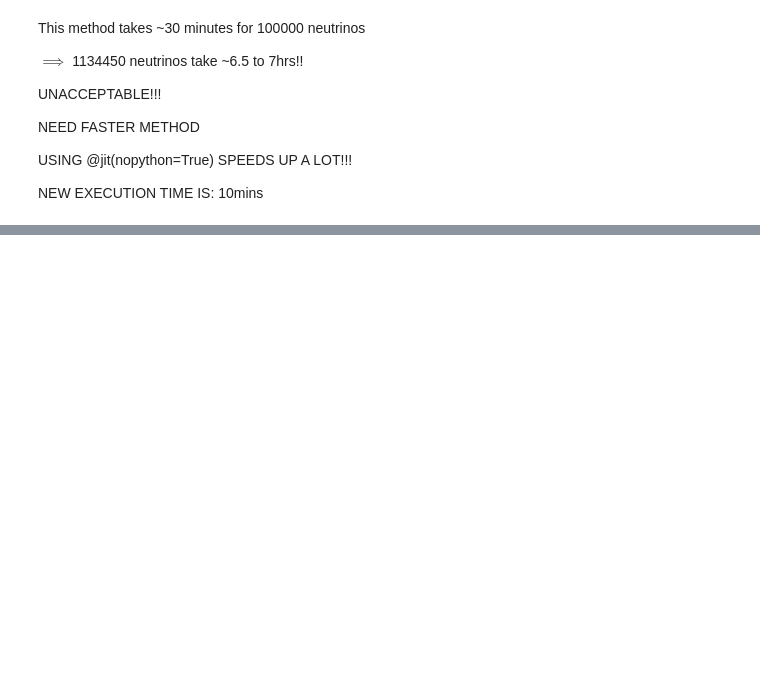
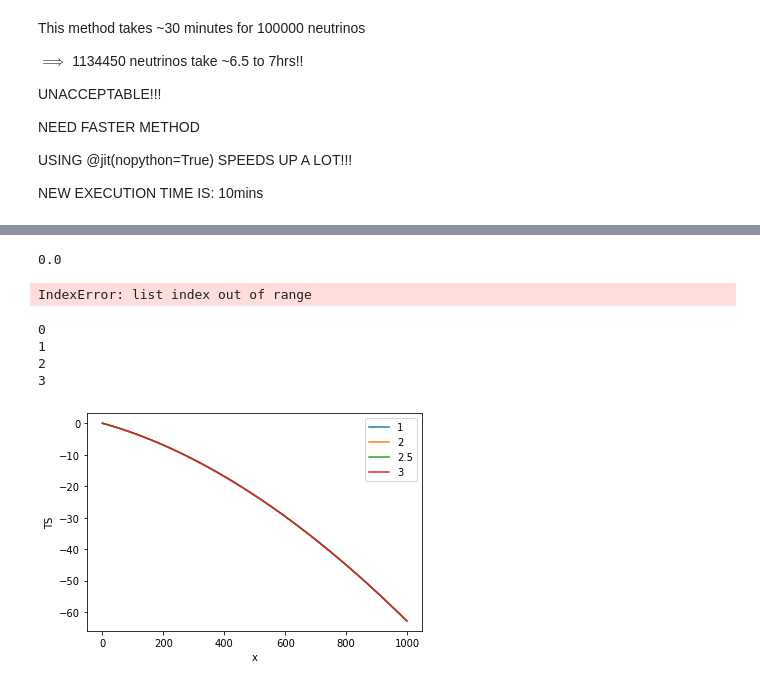
Before and after one commit to DarkWake9/Project-IceCube-Legacy, a Jupyter notebook: task4/task4gputest.ipynb, the cells around one changed output, grey strips where cells are left out. Cells and saved outputs as stored; diff of their text form; code cells hidden in the pictures; blank space fills up the shorter version.

Commit message:
21112022 - 20.03 - STACKING ANALYSIS GETTING SAME VALUES IRRESCPECTIVE OF GAMMA - NEED TO FIX QUICKLY AND COMPLETE REPORT

```diff
--- a/task4/task4gputest.ipynb
+++ b/task4/task4gputest.ipynb
@@ -274,9 +276,10 @@ def psr_wt_quick(nusample_wall, psrno, gamma = 1):
 all_weights[i][j] = weight of pulsar i in j^th partition of uptime data (upt_part)
 # %%
 all_weights = []
+gamma = 1
 for i in range(len(upt_icparts)-1):
     print(upt_icparts[i])
-    all_weights.append([psr_wt_quick(i, psrno) for psrno in range(p)])
+    all_weights.append([psr_wt_quick(i, psrno, gamma) for psrno in range(p)])
 all_weights = np.asfarray(all_weights)
 sum_weights = [np.sum(i) for i in all_weights]
 sum_weights = np.asfarray(sum_weights)
@@ -353,12 +356,12 @@ def S_ij(nu):
     '''
     Returns the signal PDF for the {psrno}th pulsar and nuind_inp neutrino
     '''
-    ang2 = hvovec(msra, msdec, icra[nu], icdec[nu]) ** 2#, icra[nuind], icdec[nuind], rad=True) ** 2
+    ang2 = hvovec(msra, msdec, icra[nu], icdec[nu], rad=True) ** 2#, icra[nuind], icdec[nuind], rad=True) ** 2
     sg = np.deg2rad(icang[nu]) ** 2
-    return np.divide(np.exp(-1 * np.divide(ang2, np.multiply(2, sg))), (2 * np.pi * sg))
+    return np.divide(np.exp(-1 * np.divide(ang2, 2*sg)), (2 * np.pi * sg))
 
 @jit(nopython=True)
-def S_i(nu):
+def S_i(nu, all_weights, sum_weights):
 
     '''
         Parameters
@@ -585,0 +585,25 @@ plotpsr_st(1)
+# %%
+def drive_stack(gamma):
+    all_weights = weights(gamma)
+    sum_weights = [np.sum(i) for i in all_weights]
+    sum_weights = np.asfarray(sum_weights)
+    cut = 5
+    cone = 5
+
+    pool = mul.Pool(8, maxtasksperchild=100)
+    op_async = pool.map_async(sigbag_nu, range(len(icdec)))
+    tmp = op_async.get()
+    pool.close()
+    pool = []
+    op_async = []
+    tmp = np.asfarray(tmp)
+    S_all = tmp[:,0]
+    B_all = tmp[:,1]
+    Ns = lnu
+    nll = lambda x: -Ts_arr(x, S_all, B_all, Ns)
+    soln = minimize(nll, 3 , bounds = [(0, None)], tol=1e-12)
+    ns = np.round(soln.x, 6)[0]
+    allts=[Ts_arr(i,S_all, B_all, Ns) for i in range(0, 1000)]
+    return [ns, allts]
+# %%
+all_ts_gamma = [drive_stack(gamma) for gamma in [1, 2, 2.5, 3]]
@@ -586,3 +628,27 @@ plotpsr_st(1)
+# %%
+all_ts_gamma[0][0]
+# %% [output]
+0.0
+# %%
+type(all_ts_gamma[4][1])
+# %% [output]
+IndexError: list index out of range
+# %%
+plt.figure()
+gamma = [1, 2, 2.5, 3]
+for i in range(len(all_ts_gamma)):
+    plt.plot(range(0, 1000), all_ts_gamma[i][1], label = f'{gamma[i]}')
+    print(i)
+plt.xlabel('x')
+plt.ylabel('TS')
+plt.legend()
+plt.show()
+# %% [output]
+0
+1
+2
+3
+[figure, added]
 # %%
 binnedsts, wsts = np.histogram(maxts, 10)
 
```
Also changed, not shown: parts of 22 cells of this notebook, 2 other files.
